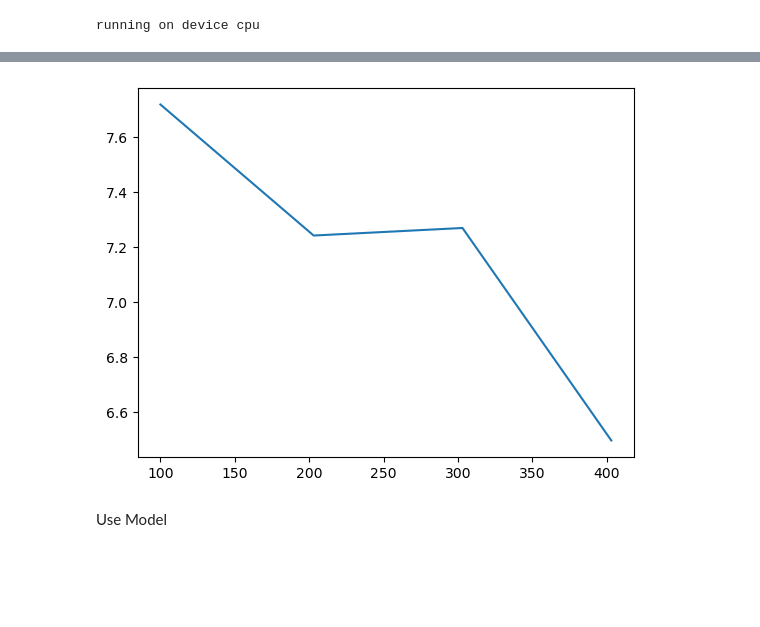
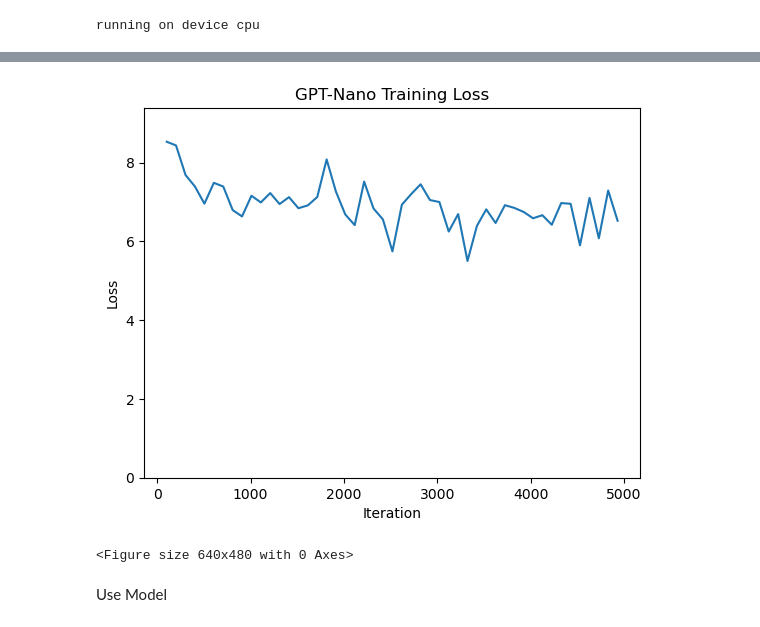
Before and after one commit to binDebug3/minGPT, a Jupyter notebook: project2a.ipynb, the cells around one changed output, grey strips where cells are left out. Cells and saved outputs as stored; diff of their text form; code cells hidden in the pictures; blank space fills up the shorter version.

```diff
--- a/project2a.ipynb
+++ b/project2a.ipynb
@@ -58,7 +58,7 @@ class RedPajama(Dataset):
 rp_dataset = RedPajama(dataset)
 # %%
 # set up data path
-path = "./checkpoints/redpajama"
+path = "./checkpoints/redpajama3"
 
 if not os.path.exists(path):
     os.makedirs(path)
@@ -82,7 +82,7 @@ model = GPT(model_config)
 number of parameters: 2.55M
 # %%
 # set up trainer configurations
-max_iters = 500
+max_iters = 5000
 train_config = Trainer.get_default_config()
 train_config.learning_rate = 5e-4 # the model we're using is so small that we can go a bit faster
 train_config.max_iters = max_iters + model.iter_num if model_config.checkpoint else max_iters
@@ -112,9 +124,17 @@ iter_dt 276.00ms; iter 400: train loss 7.55407
-# %%
-# show loss
-plt.plot(trainer.iter_list, [a.detach() for a in trainer.saved_loss])
-plt.show()
-# %% [output]
-[figure, removed]
+# %%
+# show loss
+val = [a.detach().numpy() for a in trainer.saved_loss]
+plt.plot(trainer.iter_list, val)
+plt.xlabel('Iteration')
+plt.ylabel('Loss')
+plt.title('GPT-Nano Training Loss')
+plt.ylim(0, max(val) *1.1)
+plt.show()
+
+plt.savefig('gpt-nano-loss.png')
+# %% [output]
+[figure, added]
+<Figure size 640x480 with 0 Axes>
 # %% [markdown]
 Use Model
 # %%
```
Also changed, not shown: parts of 2 cells of this notebook, 18 other files.
